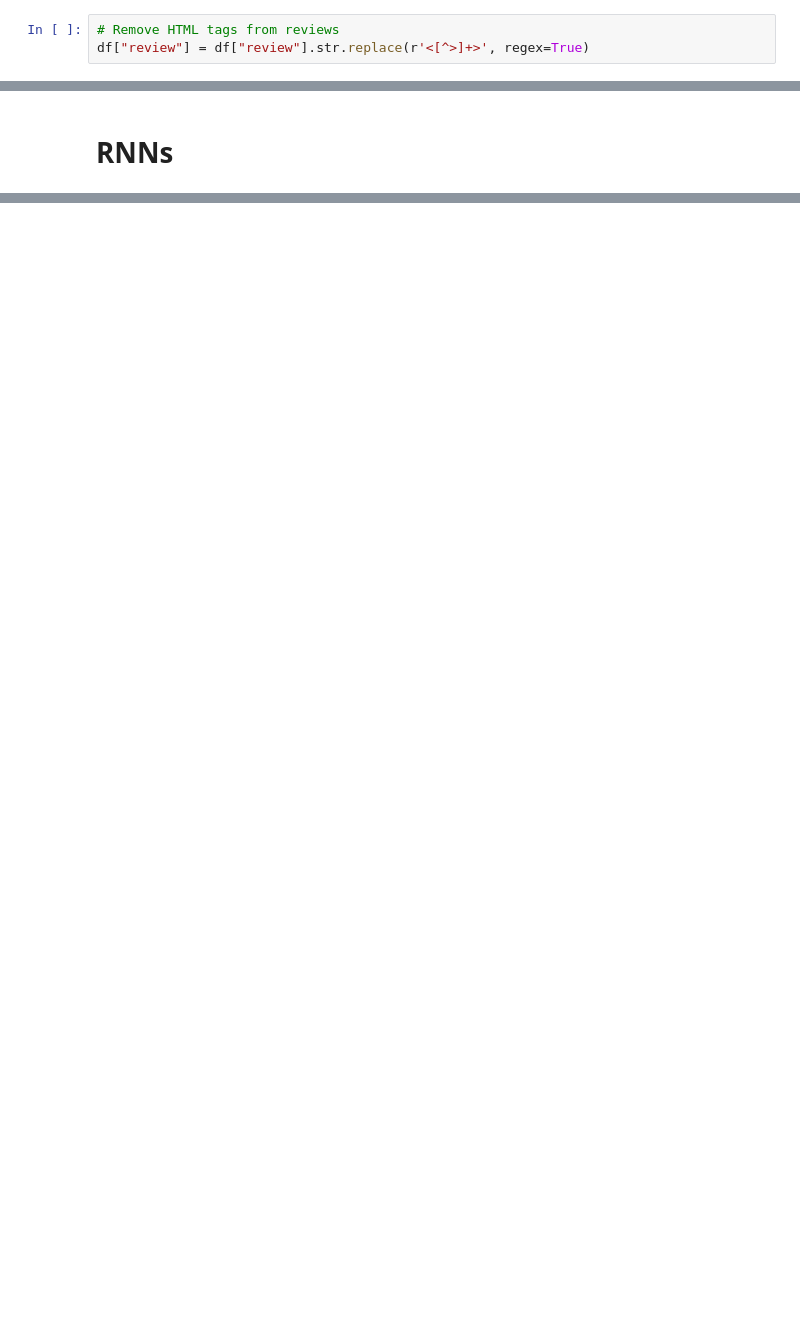
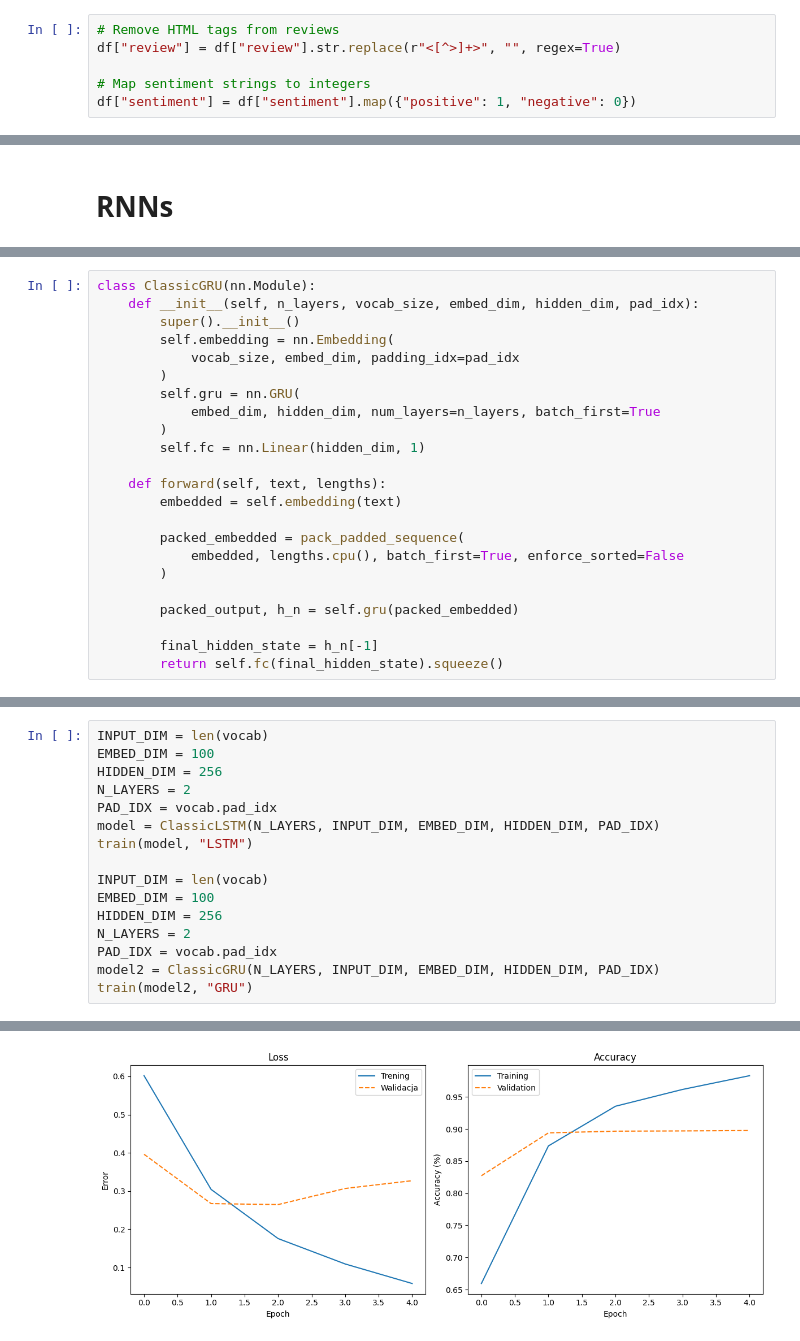
Before and after one commit to QnK1/ml-experiments, a Jupyter notebook: sequential/sequential.ipynb, the cells around one changed output, grey strips where cells are left out. Drawn from its saved outputs; the diff is of its cells as text; blank space fills up the shorter version.

```diff
--- a/sequential/sequential.ipynb
+++ b/sequential/sequential.ipynb
@@ -19,4 +26,7 @@ print(df.head())
 4  Petter Mattei's "Love in the Time of Money" is...  positive
 # %%
 # Remove HTML tags from reviews
-df["review"] = df["review"].str.replace(r'<[^>]+>', regex=True)
+df["review"] = df["review"].str.replace(r"<[^>]+>", "", regex=True)
+
+# Map sentiment strings to integers
+df["sentiment"] = df["sentiment"].map({"positive": 1, "negative": 0})
@@ -24,0 +170,23 @@ df["review"] = df["review"].str.replace(r'<[^>]+>', regex=True)
+# %%
+class ClassicGRU(nn.Module):
+    def __init__(self, n_layers, vocab_size, embed_dim, hidden_dim, pad_idx):
+        super().__init__()
+        self.embedding = nn.Embedding(
+            vocab_size, embed_dim, padding_idx=pad_idx
+        )
+        self.gru = nn.GRU(
+            embed_dim, hidden_dim, num_layers=n_layers, batch_first=True
+        )
+        self.fc = nn.Linear(hidden_dim, 1)
+
+    def forward(self, text, lengths):
+        embedded = self.embedding(text)
+
+        packed_embedded = pack_padded_sequence(
+            embedded, lengths.cpu(), batch_first=True, enforce_sorted=False
+        )
+
+        packed_output, h_n = self.gru(packed_embedded)
+
+        final_hidden_state = h_n[-1]
+        return self.fc(final_hidden_state).squeeze()
@@ -24,0 +295,17 @@ df["review"] = df["review"].str.replace(r'<[^>]+>', regex=True)
+# %%
+INPUT_DIM = len(vocab)
+EMBED_DIM = 100
+HIDDEN_DIM = 256
+N_LAYERS = 2
+PAD_IDX = vocab.pad_idx
+model = ClassicLSTM(N_LAYERS, INPUT_DIM, EMBED_DIM, HIDDEN_DIM, PAD_IDX)
+train(model, "LSTM")
+
+INPUT_DIM = len(vocab)
+EMBED_DIM = 100
+HIDDEN_DIM = 256
+N_LAYERS = 2
+PAD_IDX = vocab.pad_idx
+model2 = ClassicGRU(N_LAYERS, INPUT_DIM, EMBED_DIM, HIDDEN_DIM, PAD_IDX)
+train(model2, "GRU")
+# %% [output]
@@ -24,0 +318 @@ df["review"] = df["review"].str.replace(r'<[^>]+>', regex=True)
+[figure, added]
```
Also changed, not shown: parts of 16 cells of this notebook, 4 other files.
